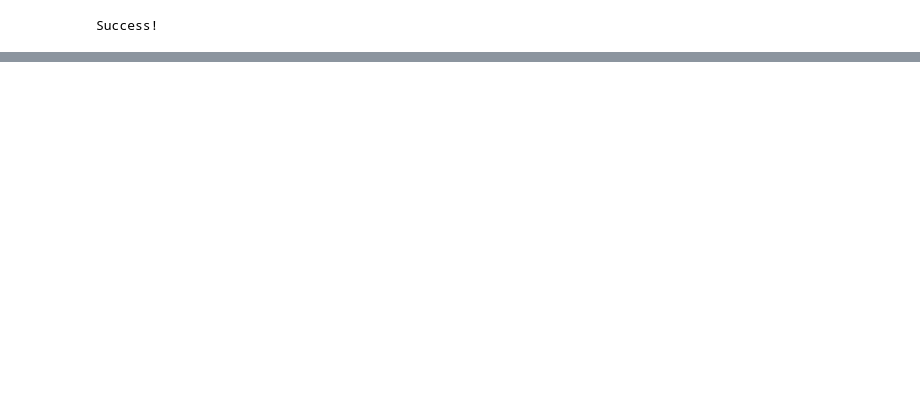
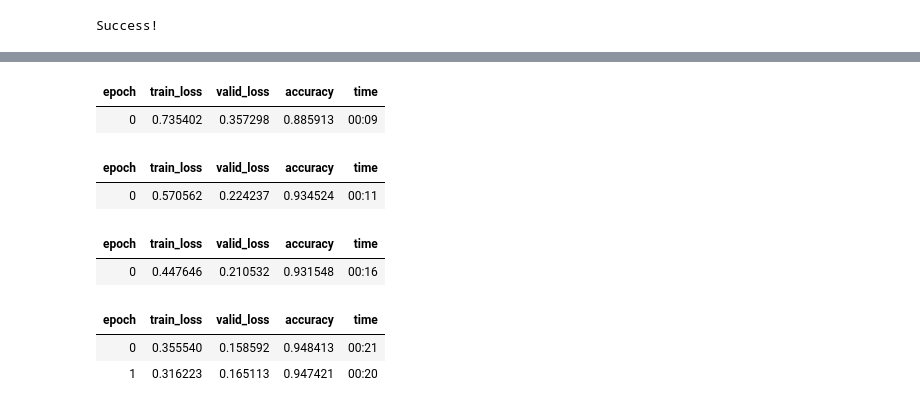
Before and after one commit to wfwiggins/RSNA-NLP-2020, a Jupyter notebook: RSNA20_NLP.ipynb, the cells around one changed output, grey strips where cells are left out. Saved outputs shown, nothing was run; the diff lists cells and outputs as text; code cells hidden in the pictures; blank space fills up the shorter version.

Commit message:
add classifier training

```diff
--- a/RSNA20_NLP.ipynb
+++ b/RSNA20_NLP.ipynb
@@ -274,0 +307,11 @@ Success!
+# %%
+#@title **Setting up the Training Experiment**
+#@markdown Select options for training, then run the next few cells to train and test your model.
+#@markdown Once you've viewed the results, you can come back and run this cell again under different conditions to see how each selection affects model performance.
+
+training_target = 'text'    #@param ["text", "findings", "impression"]
+validation_pct = 0.3        #@param {type:"slider", min:0.1, max:0.4, step:0.05}
+fine_tuned_LM = True        #@param {type:"boolean"}
+
+dls = TextDataLoaders.from_df(train_val, valid_pct=validation_pct, seed=42, text_col=training_target, label_col='label')
+dls.show_batch(max_n=3)
@@ -274,0 +328,34 @@ Success!
+# %%
+#@title Training the final layers a little...
+
+learn = text_classifier_learner(dls, AWD_LSTM, drop_mult=0.5, metrics=accuracy).to_fp16()
+if fine_tuned_LM: learn.load_encoder('fine-tuned-enc')
+learn.fit_one_cycle(1, 2e-2)
+# %% [output]
+| epoch | train_loss | valid_loss | accuracy | time |
+| 0 | 0.735402 | 0.357298 | 0.885913 | 00:09 |
+# %%
+#@title Unfreezing and training a little more...
+
+learn.freeze_to(-2)
+learn.fit_one_cycle(1, slice(1e-2/(2.6**4),1e-2))
+# %% [output]
+| epoch | train_loss | valid_loss | accuracy | time |
+| 0 | 0.570562 | 0.224237 | 0.934524 | 00:11 |
+# %%
+#@title Unfreezing and training a little more, again...
+
+learn.freeze_to(-3)
+learn.fit_one_cycle(1, slice(5e-3/(2.6**4),5e-3))
+# %% [output]
+| epoch | train_loss | valid_loss | accuracy | time |
+| 0 | 0.447646 | 0.210532 | 0.931548 | 00:16 |
+# %%
+#@title Now let's unfreeze the whole model and finish training.
+
+learn.unfreeze()
+learn.fit_one_cycle(2, slice(1e-3/(2.6**4),1e-3))
+# %% [output]
+| epoch | train_loss | valid_loss | accuracy | time |
+| 0 | 0.355540 | 0.158592 | 0.948413 | 00:21 |
+| 1 | 0.316223 | 0.165113 | 0.947421 | 00:20 |
```
Also changed, not shown: parts of 16 cells of this notebook.
